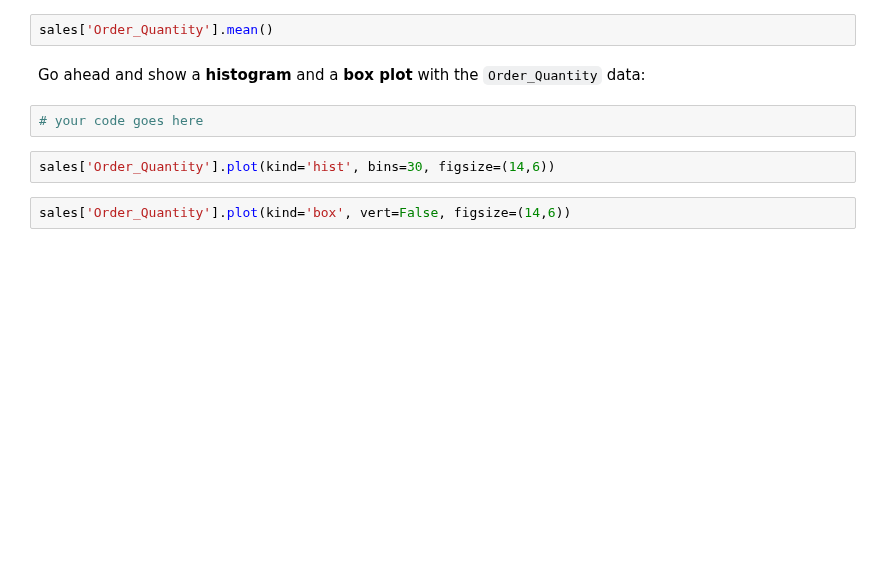
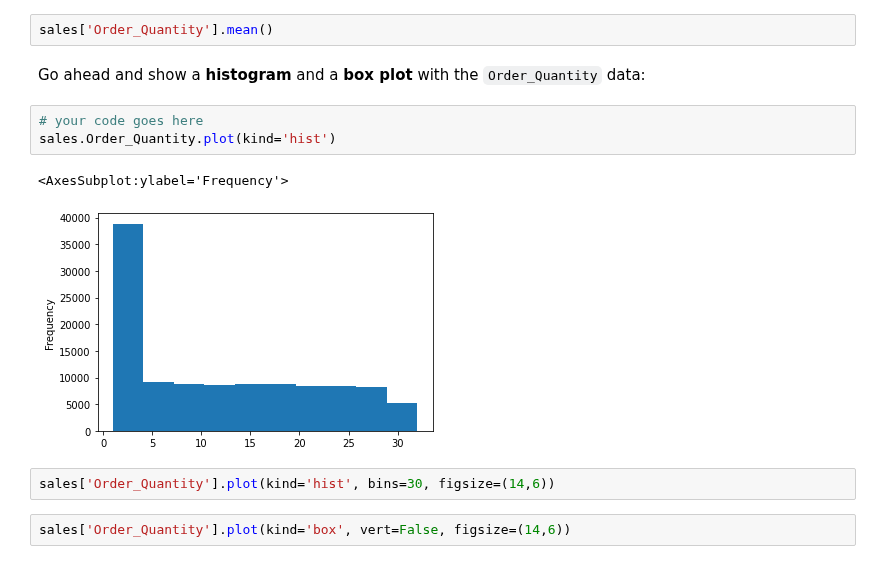
Before and after one commit to ine-rmotr-curriculum/FreeCodeCamp-Pandas-Real-Life-Example, a Jupyter notebook: Exercises_1.ipynb, the cells around one changed output. Saved outputs shown, nothing was run; the diff lists cells and outputs as text; blank space fills up the shorter version.

```diff
--- a/Exercises_1.ipynb
+++ b/Exercises_1.ipynb
@@ -53,6 +73,10 @@ sales['Order_Quantity'].mean()
 Go ahead and show a <b>histogram</b> and a <b>box plot</b> with the `Order_Quantity` data:
 # %%
 # your code goes here
+sales.Order_Quantity.plot(kind='hist')
+# %% [output]
+<AxesSubplot:ylabel='Frequency'>
+[figure, added]
 # %%
 sales['Order_Quantity'].plot(kind='hist', bins=30, figsize=(14,6))
 # %%
```
Also changed, not shown: parts of 9 cells of this notebook.
